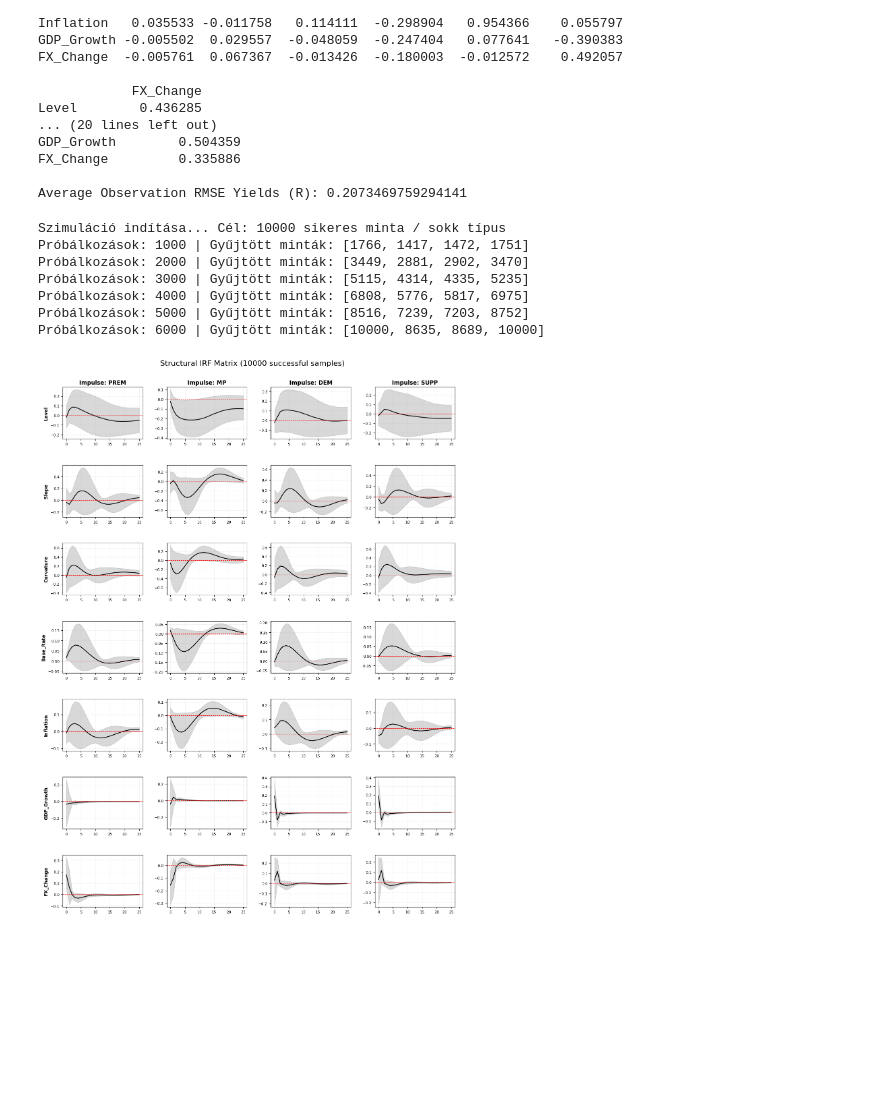
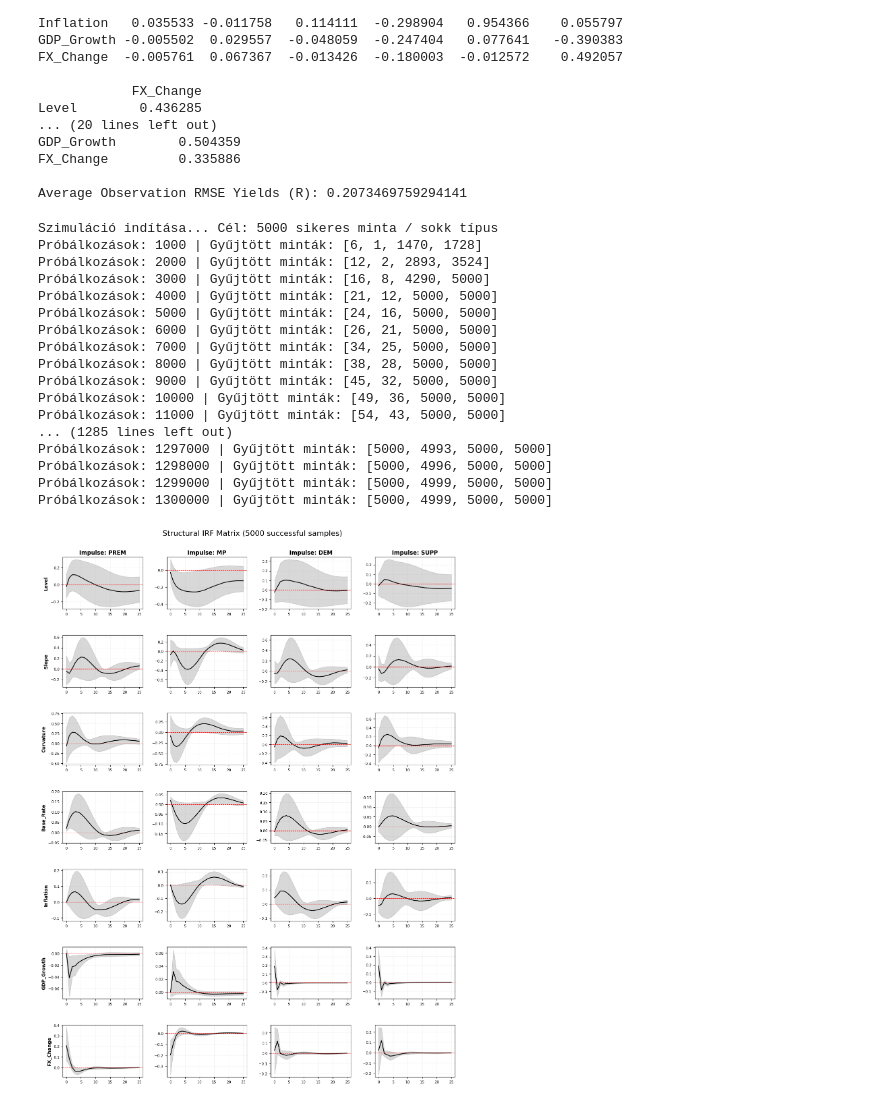
Before and after one commit to KraBence/Project_lab_NS_model, a Jupyter notebook: Final.ipynb, the cells around one changed output. Cells and saved outputs as stored; diff of their text form; code cells hidden in the pictures; blank space fills up the shorter version.

```diff
--- a/Final.ipynb
+++ b/Final.ipynb
@@ -479,12 +479,12 @@ warnings.filterwarnings("ignore")
 # ==========================================
 # KONFIGURÁCIÓS PARAMÉTEREK
 # ==========================================
-N_SUCCESSFUL_SAMPLES = 10000  # Itt állítsd be a kívánt sikeres minták számát
+N_SUCCESSFUL_SAMPLES = 5000  # Itt állítsd be a kívánt sikeres minták számát
 IRF_STEPS = 25               # Hány negyedévre nézzük a hatást
 CONFIDENCE_INTERVAL = [16, 84] # Reppa (2009) alapján 1 szórásnyi sáv
 res = res3f
 # --- 1. REPPA-FÉLE ELŐJEL-MEGKÖTÉSEK (Table 6) ---
-def check_reppa_signs(S_column, shock_type):
+def check_reppa_signs_old(S_column, shock_type):
     # Állapotvektor indexek: 3:Base_Rate, 4:Inflation, 5:GDP_Growth, 6:FX_Change
     if shock_type == 'PREM':
         # Kockázati prémium: Kamat emelkedik (+), Forint gyengül (FX_Change > 0)
@@ -498,6 +498,29 @@ def check_reppa_signs(S_column, shock_type):
     elif shock_type == 'SUPP':
         # Kínálati sokk: Infláció csökken (-), GDP nő (+)
         return S_column[4] < 0 and S_column[5] > 0
+    return False
+
+def check_reppa_signs(S_column, shock_type, tol=1e-2):
+    # S_column indices: 3:Base_Rate, 4:Inflation, 5:GDP_Growth, 6:FX_Change
+
+    if shock_type == 'PREM':
+        # Kamat +, FX gyengül (+), Inf=0, GDP=0
+        return (S_column[3] > 0 and S_column[6] > 0 and
+                abs(S_column[4]) < tol and abs(S_column[5]) < tol)
+
+    elif shock_type == 'MP':
+        # Kamat +, FX erősödik (-), Inf=0, GDP=0
+        return (S_column[3] > 0 and S_column[6] < 0 and
+                abs(S_column[4]) < tol and abs(S_column[5]) < tol)
+
+    elif shock_type == 'DEM':
+        # Keresleti: Inf +, GDP +
+        return S_column[4] > 0 and S_column[5] > 0
+
+    elif shock_type == 'SUPP':
+        # Kínálati: Inf -, GDP +
+        return S_column[4] < 0 and S_column[5] > 0
+
     return False
 
 # --- 2. STRUKTURÁLIS IRF GENERÁLÁSA ---
@@ -550,38 +573,48 @@ def run_structural_simulation(results, target_n, steps):
 
 # --- 3. MEGJELENÍTÉS (7x4 MÁTRIX) ---
 irf_results = run_structural_simulation(res, N_SUCCESSFUL_SAMPLES, IRF_STEPS)
 shock_list = ['PREM', 'MP', 'DEM', 'SUPP']
 var_list = ['Level', 'Slope', 'Curvature', 'Base_Rate', 'Inflation', 'GDP_Growth', 'FX_Change']
 
 fig, axes = plt.subplots(7, 4, figsize=(15, 20))
 plt.subplots_adjust(hspace=0.5, wspace=0.3)
 
 for c_idx, s_name in enumerate(shock_list):
     data = irf_results[s_name]
     for r_idx, v_name in enumerate(var_list):
         ax = axes[r_idx, c_idx]
         v_idx = var_list.index(v_name)
 
         # Konfidencia sáv
         ax.fill_between(range(IRF_STEPS + 1), data['low'][:, v_idx], data['high'][:, v_idx],
                         color='gray', alpha=0.3, label=f'{CONFIDENCE_INTERVAL[0]}-{CONFIDENCE_INTERVAL[1]}%')
         # Strukturális Medián IRF
         ax.plot(data['median'][:, v_idx], color='black', linewidth=1.5)
         ax.axhline(0, color='red', linestyle='--', linewidth=0.8)
 
         if r_idx == 0: ax.set_title(f"Impulse: {s_name}", fontweight='bold', fontsize=12)
         if c_idx == 0: ax.set_ylabel(v_name, fontweight='bold', fontsize=10)
         ax.grid(True, alpha=0.15)
         ax.tick_params(labelsize=8)
 
 plt.suptitle(f"Structural IRF Matrix ({N_SUCCESSFUL_SAMPLES} successful samples)", fontsize=16, y=0.92)
 plt.show()
 # %% [output]
-Szimuláció indítása... Cél: 10000 sikeres minta / sokk típus
-Próbálkozások: 1000 | Gyűjtött minták: [1766, 1417, 1472, 1751]
-Próbálkozások: 2000 | Gyűjtött minták: [3449, 2881, 2902, 3470]
-Próbálkozások: 3000 | Gyűjtött minták: [5115, 4314, 4335, 5235]
-Próbálkozások: 4000 | Gyűjtött minták: [6808, 5776, 5817, 6975]
-Próbálkozások: 5000 | Gyűjtött minták: [8516, 7239, 7203, 8752]
-Próbálkozások: 6000 | Gyűjtött minták: [10000, 8635, 8689, 10000]
+Szimuláció indítása... Cél: 5000 sikeres minta / sokk típus
+Próbálkozások: 1000 | Gyűjtött minták: [6, 1, 1470, 1728]
+Próbálkozások: 2000 | Gyűjtött minták: [12, 2, 2893, 3524]
+Próbálkozások: 3000 | Gyűjtött minták: [16, 8, 4290, 5000]
+Próbálkozások: 4000 | Gyűjtött minták: [21, 12, 5000, 5000]
+Próbálkozások: 5000 | Gyűjtött minták: [24, 16, 5000, 5000]
+Próbálkozások: 6000 | Gyűjtött minták: [26, 21, 5000, 5000]
+Próbálkozások: 7000 | Gyűjtött minták: [34, 25, 5000, 5000]
+Próbálkozások: 8000 | Gyűjtött minták: [38, 28, 5000, 5000]
+Próbálkozások: 9000 | Gyűjtött minták: [45, 32, 5000, 5000]
+Próbálkozások: 10000 | Gyűjtött minták: [49, 36, 5000, 5000]
+Próbálkozások: 11000 | Gyűjtött minták: [54, 43, 5000, 5000]
+... (1285 lines left out)
+Próbálkozások: 1297000 | Gyűjtött minták: [5000, 4993, 5000, 5000]
+Próbálkozások: 1298000 | Gyűjtött minták: [5000, 4996, 5000, 5000]
+Próbálkozások: 1299000 | Gyűjtött minták: [5000, 4999, 5000, 5000]
+Próbálkozások: 1300000 | Gyűjtött minták: [5000, 4999, 5000, 5000]
-[figure, old version]
+[figure, new version]
```
Also changed, not shown: parts of 1 cell of this notebook.
